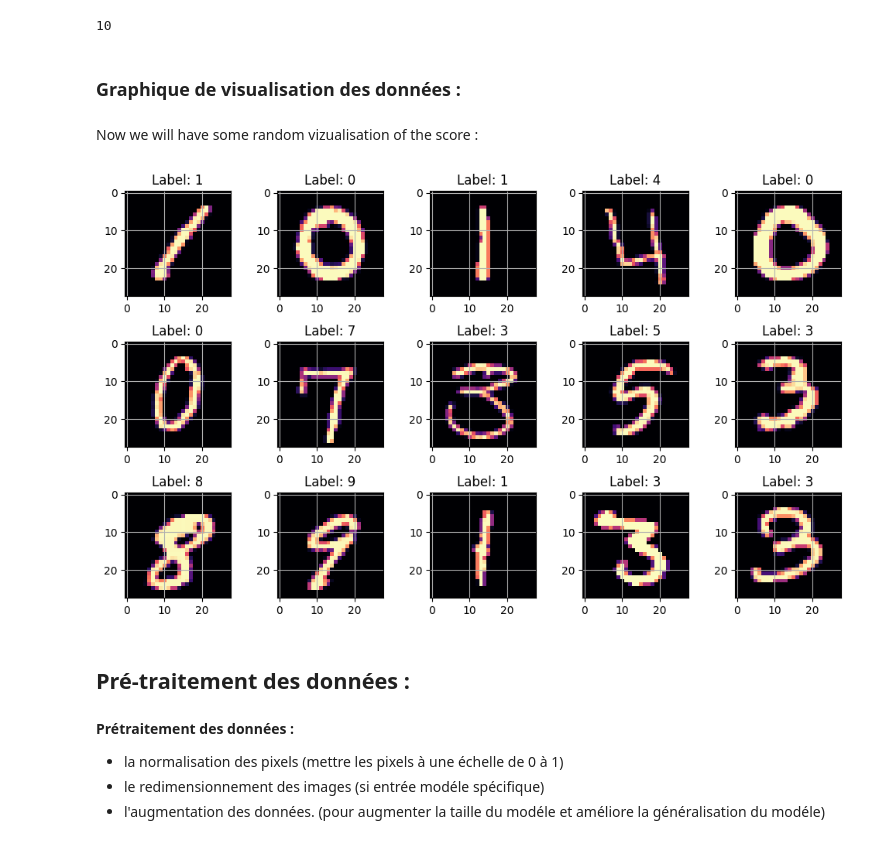
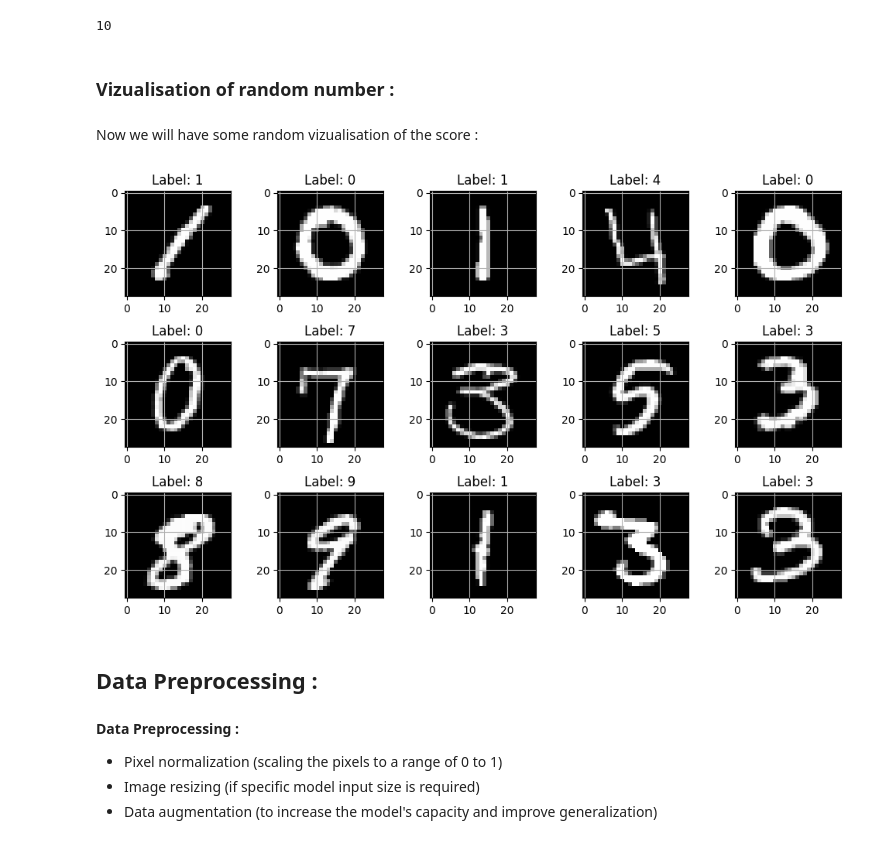
Before and after one commit to Aurelien07/Kaggle_competition, a Jupyter notebook: digit_recognizer.ipynb, the cells around one changed output. Cells and saved outputs as stored; diff of their text form; code cells hidden in the pictures.

```diff
--- a/digit_recognizer.ipynb
+++ b/digit_recognizer.ipynb
@@ -154,41 +162,45 @@ num_classes = len(train_ds['label'].unique()) # Count the number of unique numbe
 num_classes # Confirm we have 10 classes
 # %% [output]
 10
-# %% [markdown]
-### Graphique de visualisation des données :
+# %% [markdown]
+
+
+### Vizualisation of random number :
 # %% [markdown]
 Now we will have some random vizualisation of the score :
 # %%
 import matplotlib.pyplot as plt
 import numpy as np
 
-# Extraire les pixels et les labels des données d'entraînement
+# pixel = picture , labels = label :
+
 pixels = train_ds.drop('label', axis=1).values
 labels = train_ds['label'].values
 
-# Affiche les 10 premières images avec leur titre :
-fig, axes = plt.subplots(3, 5, figsize=(10, 6)) # 2 lignes avec 5 colonnes
+# Show the first 15 picture with label :
+
+fig, axes = plt.subplots(3, 5, figsize=(10, 6)) # 3 rows with 5 columns
 axes = axes.flatten()
 
-
+# loop for the first 15 images :
 for i in range(15):
-    img = pixels[i].reshape(28, 28)  # Remodeler les pixels en une image 28x28 (norme)
-    axes[i].imshow(img, cmap='magma') # magma because it's a personal choice i like it !
+    img = pixels[i].reshape(28, 28)  # reshape in (28,28) pixel picture
+    axes[i].imshow(img, cmap='gray') # grey because greyscale
     axes[i].set_title(f"Label: {labels[i]}")
-    axes[i].grid(True) # i don't know if the grid is good or not but i like it too so..
+    axes[i].grid(True) # for a proper grid
 
 plt.tight_layout()
 plt.show()
 # %% [output]
-[figure, old version]
+[figure, new version]
-# %% [markdown]
-## Pré-traitement des données :
-# %% [markdown]
-__Prétraitement des données :__
-
-- la normalisation des pixels (mettre les pixels à une échelle de 0 à 1)
-- le redimensionnement des images (si entrée modéle spécifique)
-- l'augmentation des données. (pour augmenter la taille du modéle et améliore la généralisation du modéle)
+# %% [markdown]
+## Data Preprocessing :
+# %% [markdown]
+__Data Preprocessing :__
+
+  - Pixel normalization (scaling the pixels to a range of 0 to 1)
+  - Image resizing (if specific model input size is required)
+  - Data augmentation (to increase the model's capacity and improve generalization)
 # %%
 from sklearn.preprocessing import RobustScaler
 from skimage.transform import resize
```
Also changed, not shown: parts of 63 cells of this notebook.
